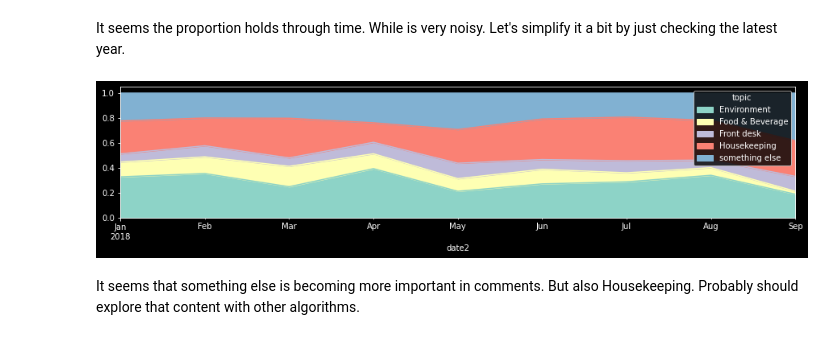
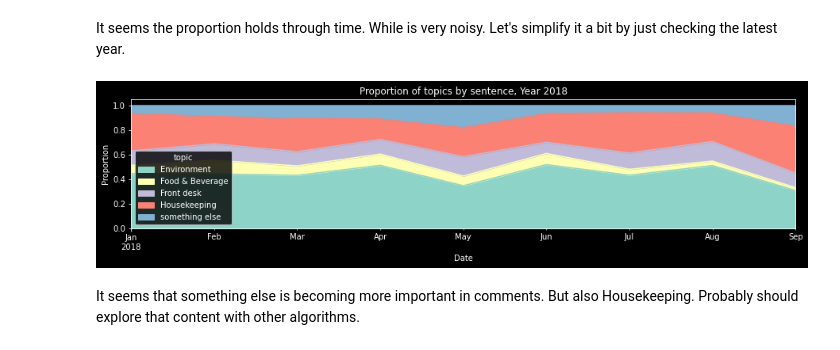
Before and after one commit to pippo-sci/Pullman, a Jupyter notebook: Reputation Timeline Sea Temple.ipynb, the cells around one changed output. Drawn from its saved outputs; the diff is of its cells as text; code cells hidden in the pictures.

Commit message:
add validation, clean lda topics, improve text

```diff
--- a/Reputation Timeline Sea Temple.ipynb
+++ b/Reputation Timeline Sea Temple.ipynb
@@ -466,20 +486,3 @@ For this, I could use representations of the text. I could try to get some descr
 As there are different areas within a hotel is valuable to identify markers referred to reception, housekeeping and maintenance or food and beverage departments. I also found it interesting to add another marker for infrastructure and environment.
 
 I cannot read every comment, so I will give a list of words that could be in for each marker (department). Then I'll create an algorithm to find the similarity between the lists and each sentence. If the algorithm found similar to any of the lists, it will classify (mark) the sentence as belonging to that list (department).
-# %%
-# We’ll use SpaCy which includes pre-trained vectors for the most common words using the GloVe Common Crawl
-doc = data_sentence['new_col']
-
-topic_labels = [
-'Food & Beverage',
-  'Housekeeping',
-  'Front desk',
-    'Environment'
-]
-# I give a list of words for every topic based on the most common topics
-topic_keywords = [
-  'food drink breakfast burger waitress chef wine delicious taste chips beer restaurant bar',
-  'clean room floor sheets toilet bathroom housekeeping bed spa furniture linen dirty',
-  'front desk reception luggage call welcome check in book',
-  'location atmosphere pool terrace parking beach town lobby maintenance'
-]
@@ -529 +519,16 @@ bigram_model.wv.similar_by_vector('housekeeping')
+# %%
+# Spacy way using keywords
+topic_labels = [
+  'Food & Beverage',
+  'Housekeeping',
+  'Front desk',
+  'Environment'
+]
+# I give a list of words for every topic based on the most common topics
+topic_keywords = [
+  'food drink breakfast burger waitress chef wine delicious taste chips beer restaurant bar',
+  'clean sheets toilet bathroom housekeeping bed furniture linen dirty',
+  'front desk reception luggage call welcome check booking phone',
+  'location atmosphere pool terrace parking beach town lobby maintenance repair'
+]
 # %%
@@ -554,9 +558,9 @@ simple_sim = cosine_similarity(keyword_vectors, topic_vectors)
 topic_idx = simple_sim.argmax(axis=1)
 
 topic = []
-probability = []
-for k, i, j in zip(keywords, topic_idx,simple_sim):
-    probability.append(j[i])
+distance = []
+for k, i, j in zip(keywords, topic_idx, simple_sim):
+    distance.append(j[i])
     if j[i] > 0.55:
         topic.append(topic_labels[i])
     else:
@@ -564,3 +606,3 @@ for k, i, j in zip(keywords, topic_idx,simple_sim):
 # %%
 data_sentence['topic'] = topic
-data_sentence['probability'] = probability
+data_sentence['distance'] = distance
@@ -616,11 +667,11 @@ It seems the proportion holds through time. While is very noisy. Let's simplify
 # %%
 #categories.loc['2014':'2014',:].plot(kind='line',figsize=(12,3))
 #categories.loc['2015':'2015',:].plot(kind='line',figsize=(12,3))
 #categories.loc['2016':'2016',:].plot(kind='line',figsize=(12,3))
 #categories.loc['2017':'2017',:].plot(kind='line',figsize=(12,3))
-categories.loc['2018':'2018',:].plot(kind='area',figsize=(15,3));
+categories.loc['2018':'2018',:].plot(kind='area',figsize=(15,3), title='Proportion of topics by sentence, Year 2018', xlabel='Date', ylabel='Proportion');
 # %% [output]
-[figure, old version]
+[figure, new version]
 # %% [markdown]
 It seems that something else is becoming more important in comments. But also Housekeeping. Probably should explore that content with other algorithms.
 # %% [markdown]
```
Also changed, not shown: parts of 110 cells of this notebook, 5 other files.
